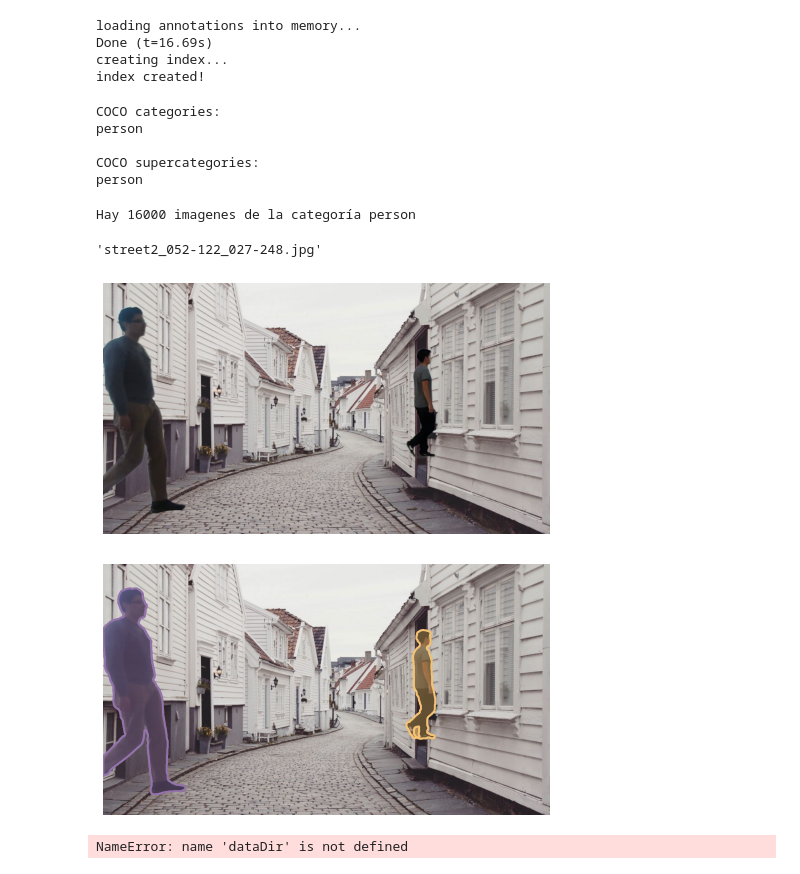
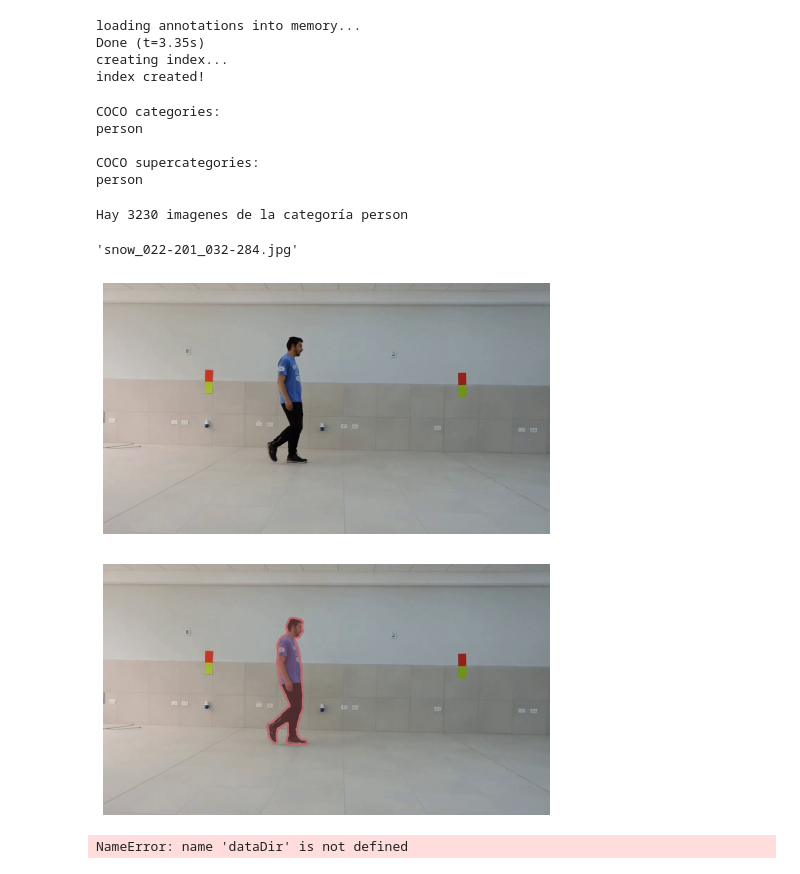
Before and after one commit to JosmarSuarez/Instance_Segmentation_Sandbox, a Jupyter notebook: pycoco_person.ipynb, the cells around one changed output. Saved outputs shown, nothing was run; the diff lists cells and outputs as text; code cells hidden in the pictures.

```diff
--- a/pycoco_person.ipynb
+++ b/pycoco_person.ipynb
@@ -7,13 +7,13 @@ import matplotlib.pyplot as plt
 import pylab
 pylab.rcParams['figure.figsize'] = (8.0, 10.0)
 # %%
-annFile="/home/josmar/proyectos/codes/01_annotation_tools/test_data/annotations/mixed_ucb_train.json"
+annFile="/home/josmar/proyectos/codes/01_annotation_tools/test_data/annotations/combined.json"
 # %%
 # initialize COCO api for instance annotations
 coco=COCO(annFile)
 # %% [output]
 loading annotations into memory...
-Done (t=16.69s)
+Done (t=3.35s)
 creating index...
 index created!
 # %%
@@ -38,21 +38,21 @@ imgIds = coco.getImgIds(catIds=catIds );
 print("Hay {} imagenes de la categoría {}".format(len(imgIds), category))
 img = coco.loadImgs(imgIds[np.random.randint(0,len(imgIds))])[0]
 # %% [output]
-Hay 16000 imagenes de la categoría person
+Hay 3230 imagenes de la categoría person
 # %%
 img['file_name']
 # %% [output]
-'street2_052-122_027-248.jpg'
+'snow_022-201_032-284.jpg'
 # %%
 # load and display image
 # I = io.imread('%s/images/%s/%s'%(dataDir,dataType,img['file_name']))
 # use url to load image
-I = io.imread("/home/josmar/proyectos/codes/01_annotation_tools/test_data/images/"+img['file_name'])
+I = io.imread("/home/josmar/proyectos/codes/datasets/ucb_gait_combined/images/"+img['file_name'])
 plt.axis('off')
 plt.imshow(I)
 plt.show()
 # %% [output]
-[figure, old version]
+[figure, new version]
 # %%
 # load and display instance annotations
 plt.imshow(I); plt.axis('off')
@@ -60,7 +60,7 @@ annIds = coco.getAnnIds(imgIds=img['id'], catIds=catIds, iscrowd=None)
 anns = coco.loadAnns(annIds)
 coco.showAnns(anns)
 # %% [output]
-[figure, old version]
+[figure, new version]
 # %%
 # initialize COCO api for person keypoints annotations
 annFile = '{}/annotations/person_keypoints_{}.json'.format(dataDir,dataType)
```
Also changed, not shown: 3 other files.
